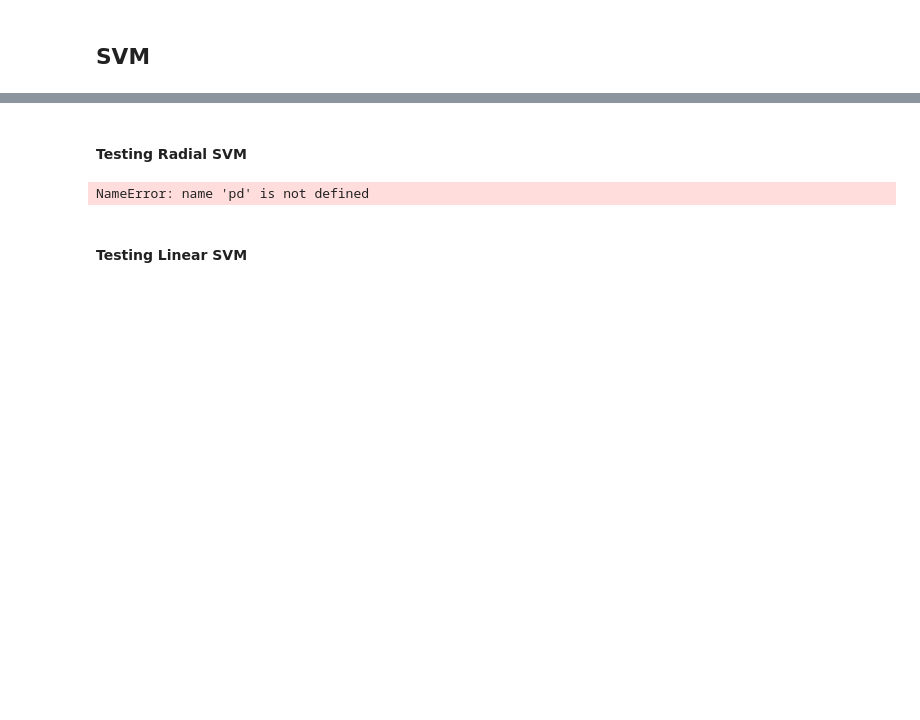
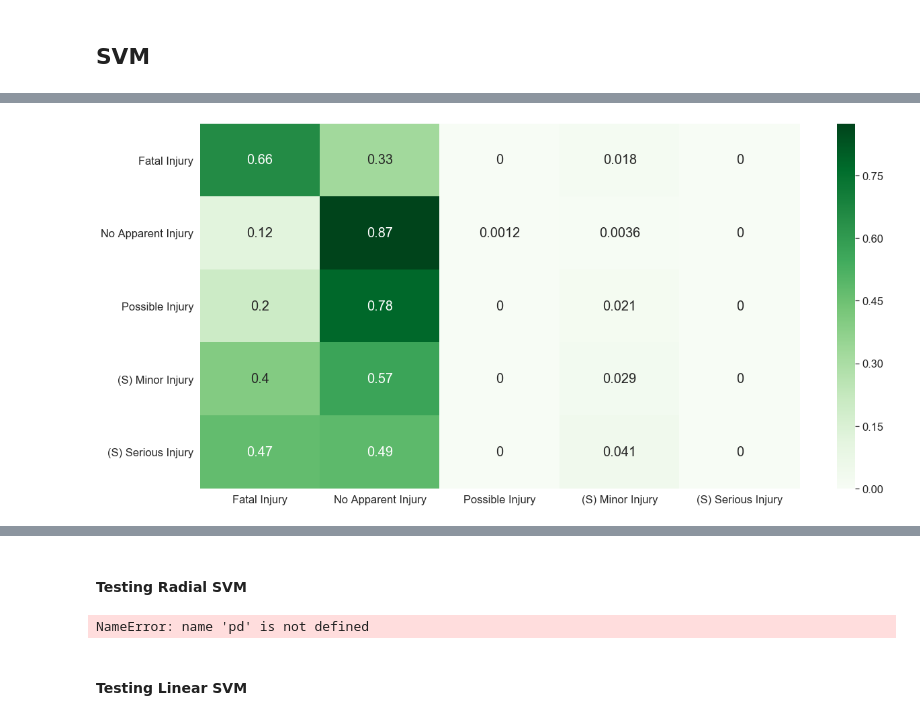
Before and after one commit to m6cortez/COGS_109_Project, a Jupyter notebook: Models.ipynb, the cells around one changed output, grey strips where cells are left out. Cells and saved outputs as stored; diff of their text form; code cells hidden in the pictures; blank space fills up the shorter version.

Commit message:
-Last changes to model, new SVM images

```diff
--- a/Models.ipynb
+++ b/Models.ipynb
@@ -298,0 +367,3 @@ test_x = scaler.transform(test_x)
+# %%
+svm = LinearSVC()
+svm.fit(train_x, train_y)
@@ -298,0 +375,8 @@ test_x = scaler.transform(test_x)
+# %%
+test_predictions = svm.predict(test_x)
+conf_mat = confusion_matrix(test_y, test_predictions)
+print('Accuracy:')
+print(accuracy_score(test_y, test_predictions))
+print('Confusion Matrix:')
+print(conf_mat)
+print(classification_report(test_y,test_predictions))
@@ -299,3 +426,18 @@ test_x = scaler.transform(test_x)
+# %%
+cm_cols = ['Fatal Injury', 'No Apparent Injury','Possible Injury','(S) Minor Injury','(S) Serious Injury']
+# %%
+conf_mat_normalized = conf_mat.astype('float') / conf_mat.sum(axis=1)[:, np.newaxis]
+df_cm = pd.DataFrame(conf_mat_normalized, index= cm_cols, columns=cm_cols)
+# %%
+fig, ax = plt.subplots(figsize=(20,10))
+sns.set(font_scale=1.5)#for label size
+sns.heatmap(df_cm,cmap='Greens',annot=True,annot_kws={"size": 20})# font size
+bottom, top = ax.get_ylim()
+ax.set_ylim(bottom + 0.5, top - 0.5)
+plt.savefig('Plots/svm_cm.png')
+plt.show()
+# %% [output]
+[figure, added]
 # %%
 #For each INJ Severity, set 1 of the inj_sev labels into 1, and rest into 0
 for i in train_y.unique():
```
Also changed, not shown: parts of 39 cells of this notebook, 3 other files.
